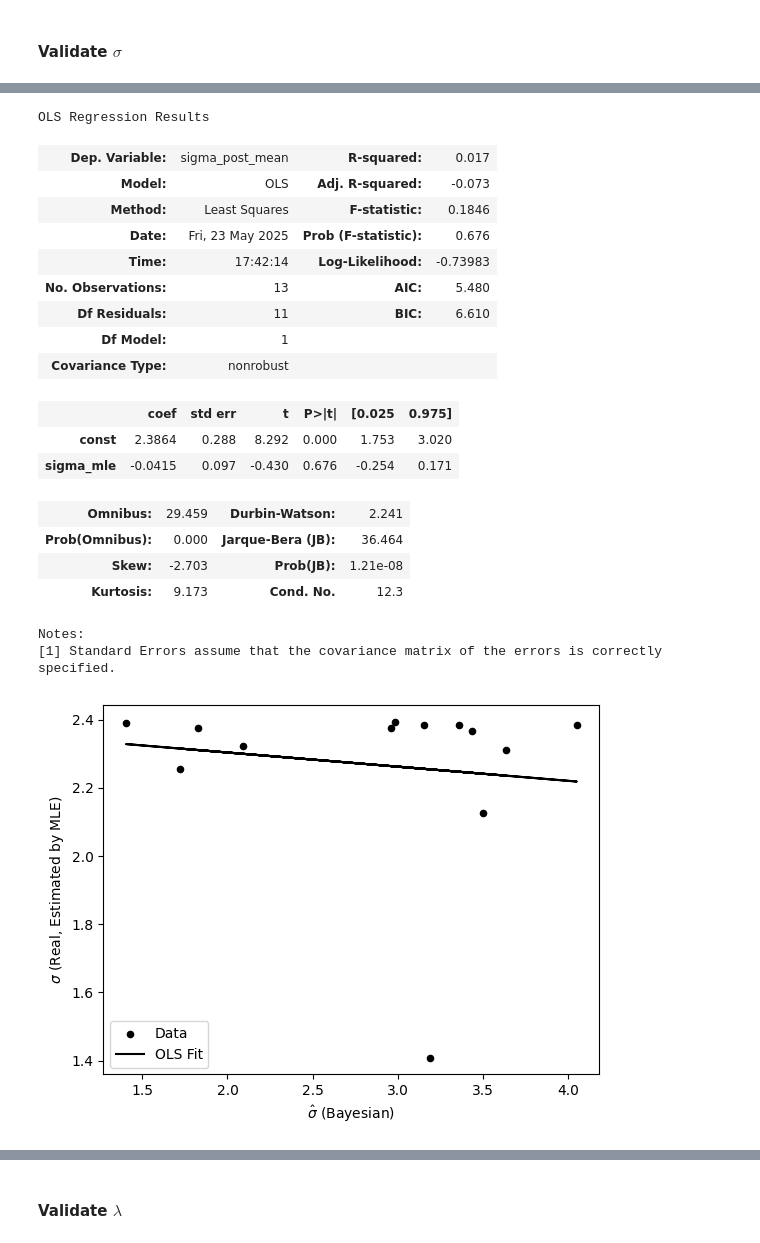
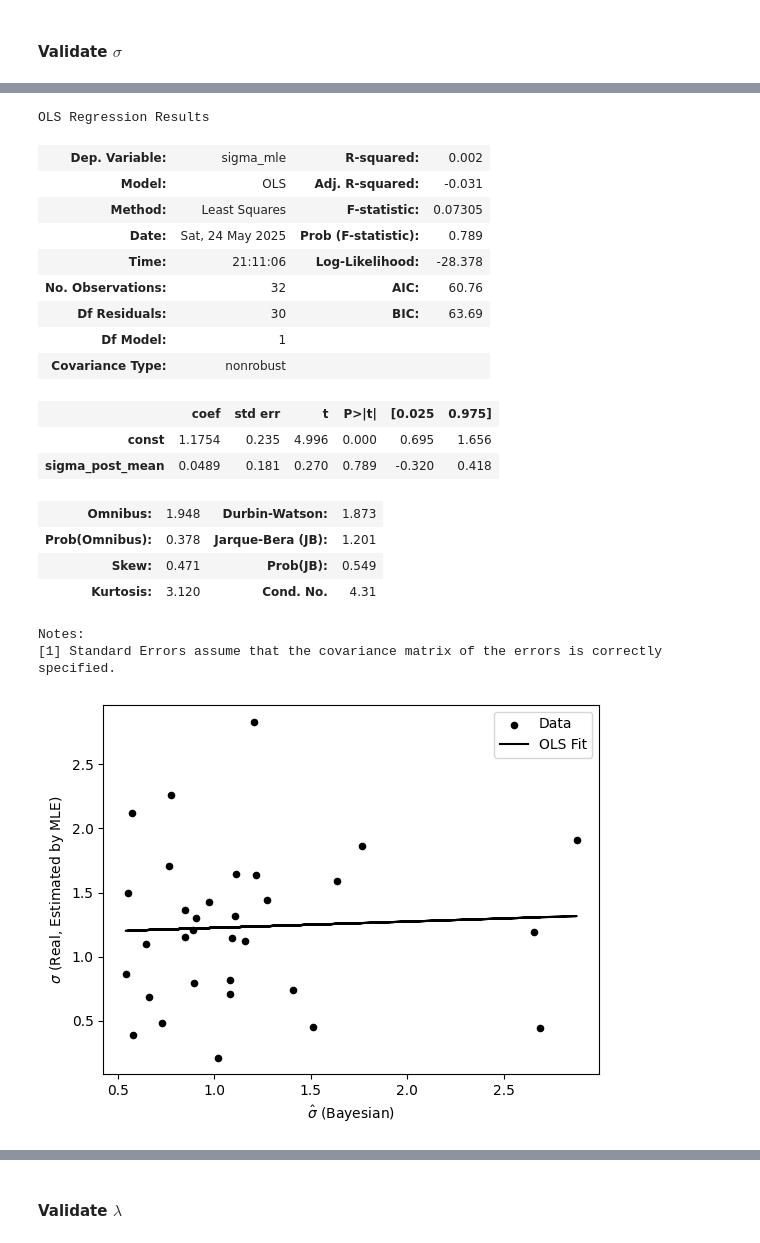
Before and after one commit to zhuanglinsheng/kaggle-contest-design, a Jupyter notebook: metakaggle/_validate.ipynb, the cells around one changed output, grey strips where cells are left out. Cells and saved outputs as stored; diff of their text form; code cells hidden in the pictures.

```diff
--- a/metakaggle/_validate.ipynb
+++ b/metakaggle/_validate.ipynb
@@ -75,10 +39,15 @@ contests_data = {
 	'data_post' : []
 }
 
-for path_json, path_post in zip(lst_data_json, lst_data_post):
-	contest_id = path_json.stem.split('_')[1]
+for path_json in lst_data_json:
+	path_post = path_json.with_suffix(".pkl")
+	contest_id = int(path_json.stem.split('_')[1])
+	if contest_id not in list_percentage_leaderboard:
+		continue
 	with open(path_json, "r", encoding="utf-8") as f:
 		data_json = json.load(f)
+	if not path_post.exists():
+		continue
 	with open(path_post, "rb") as f:
 		data_post = pickle.load(f)
 	contests_data['contest_id'].append(int(contest_id))
@@ -206,22 +296,3 @@ def calculate_sigma_mle(contest_id: int, r_hat) -> float:
-# %%
-def display_estimation_results():
-	data = []
-	for id, json_data, posteriors in zip(
-		contests_data['contest_id'], contests_data['data_json'], contests_data['data_post']
-	):
-		record = {
-			'Id': id,
-			'Ni': json_data['Ni'],
-			'Nj': json_data['Nj'],
-			'prize (k, USD)': json_data['theta'],
-			'Percentage (%)': json_data['percentage'],
-			'lambda_mle': calculate_lambda_mle(json_data['hat_y'], json_data['real_y'], json_data['Delta2f']),
-			'lambda_post_mean': posteriors['lambda'].mean(),
-			'sigma_mle': calculate_sigma_mle(id, 15),
-			'sigma_post_mean': posteriors['sigma'].mean(),
-		}
-		data.append(record)
-	return pd.DataFrame(data)
 # %%
 cross_contests = display_estimation_results()
 cross_contests
@@ -316,36 +350,36 @@ _ = plot_ts_events(time_grids, ts={
 # %%
-log_sigma_hat_bayes = np.log(1 + cross_contests['sigma_post_mean'])
-log_sigma_hat_real = np.log(1 + cross_contests['sigma_mle'])
-X = sm.add_constant(log_sigma_hat_real)
-model_sigma = sm.OLS(log_sigma_hat_bayes, X).fit()
-log_sigma_hat_fit = model_sigma.predict(X)
+sigma_hat_bayes = cross_contests['sigma_post_mean']
+sigma_hat_mle = cross_contests['sigma_mle']
+X_lamb = sm.add_constant(sigma_hat_bayes)
+model_sigma = sm.OLS(sigma_hat_mle, X_lamb).fit()
+sigma_hat_fit = model_sigma.predict(X_lamb)
 display(model_sigma.summary())
 # %% [output]
 OLS Regression Results
-| Dep. Variable: | sigma_post_mean | R-squared: | 0.017 |
-| Model: | OLS | Adj. R-squared: | -0.073 |
-| Method: | Least Squares | F-statistic: | 0.1846 |
-| Date: | Fri, 23 May 2025 | Prob (F-statistic): | 0.676 |
-| Time: | 17:42:14 | Log-Likelihood: | -0.73983 |
-| No. Observations: | 13 | AIC: | 5.480 |
-| Df Residuals: | 11 | BIC: | 6.610 |
+| Dep. Variable: | sigma_mle | R-squared: | 0.002 |
+| Model: | OLS | Adj. R-squared: | -0.031 |
+| Method: | Least Squares | F-statistic: | 0.07305 |
+| Date: | Sat, 24 May 2025 | Prob (F-statistic): | 0.789 |
+| Time: | 21:11:06 | Log-Likelihood: | -28.378 |
+| No. Observations: | 32 | AIC: | 60.76 |
+| Df Residuals: | 30 | BIC: | 63.69 |
 | Df Model: | 1 |  |  |
 | Covariance Type: | nonrobust |  |  |
 |  | coef | std err | t | P>|t| | [0.025 | 0.975] |
-| const | 2.3864 | 0.288 | 8.292 | 0.000 | 1.753 | 3.020 |
-| sigma_mle | -0.0415 | 0.097 | -0.430 | 0.676 | -0.254 | 0.171 |
+| const | 1.1754 | 0.235 | 4.996 | 0.000 | 0.695 | 1.656 |
+| sigma_post_mean | 0.0489 | 0.181 | 0.270 | 0.789 | -0.320 | 0.418 |
-| Omnibus: | 29.459 | Durbin-Watson: | 2.241 |
-| Prob(Omnibus): | 0.000 | Jarque-Bera (JB): | 36.464 |
-| Skew: | -2.703 | Prob(JB): | 1.21e-08 |
-| Kurtosis: | 9.173 | Cond. No. | 12.3 |
+| Omnibus: | 1.948 | Durbin-Watson: | 1.873 |
+| Prob(Omnibus): | 0.378 | Jarque-Bera (JB): | 1.201 |
+| Skew: | 0.471 | Prob(JB): | 0.549 |
+| Kurtosis: | 3.120 | Cond. No. | 4.31 |
 Notes:
 [1] Standard Errors assume that the covariance matrix of the errors is correctly specified.
 # %%
-plt.scatter(log_sigma_hat_real, log_sigma_hat_bayes, s=20, label="Data", color="black", )
-plt.plot(log_sigma_hat_real, log_sigma_hat_fit, label="OLS Fit", color="black")
+plt.scatter(sigma_hat_bayes, sigma_hat_mle, s=20, label="Data", color="black", )
+plt.plot(sigma_hat_bayes, sigma_hat_fit, label="OLS Fit", color="black")
 plt.legend()
 plt.xlabel(r"$\hat\sigma$ (Bayesian)")
 plt.ylabel(r"$\sigma$ (Real, Estimated by MLE)")
 plt.show()
 # %% [output]
-[figure, old version]
+[figure, new version]
```
Also changed, not shown: parts of 22 cells of this notebook, 8 other files.
